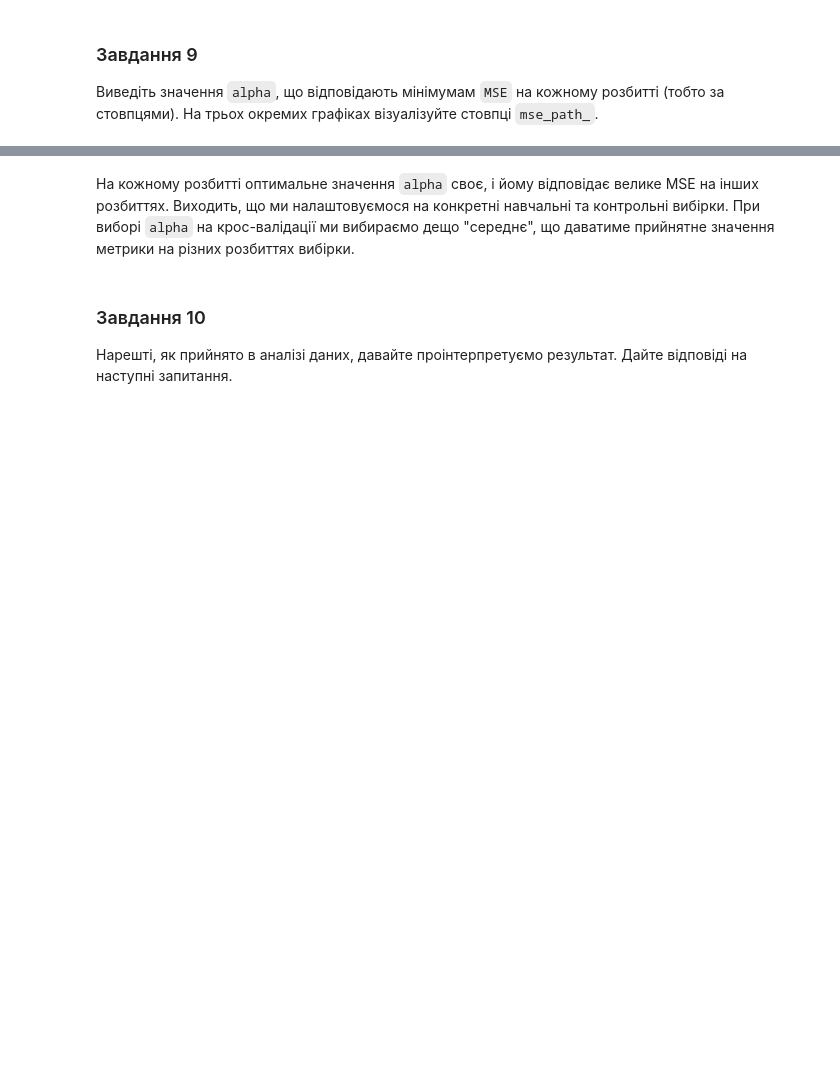
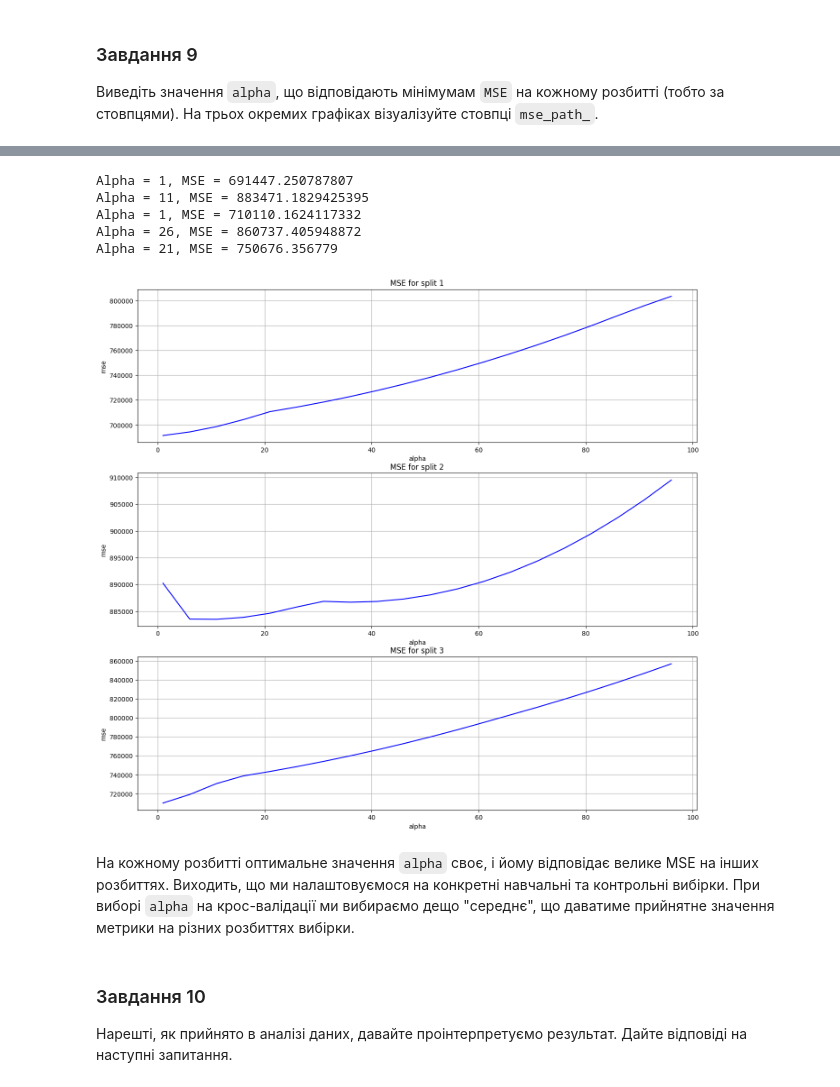
Before and after one commit to ValeriiYermak/DataScience, a Jupyter notebook: "HW_4_ipynb".ipynb, the cells around one changed output, grey strips where cells are left out. Saved outputs shown, nothing was run; the diff lists cells and outputs as text; code cells hidden in the pictures; blank space fills up the shorter version.

```diff
--- a/"HW_4_ipynb".ipynb
+++ b/"HW_4_ipynb".ipynb
@@ -907,3 +424,24 @@ windspeed(ms): 0.0
+# %%
+
+for i in range(3):
+    plt.rcParams["figure.figsize"] = (16, 15)
+    plt.subplot(3, 1, i+1)
+    plt.plot(regressor.alphas_, regressor.mse_path_[:, i], c='b')
+    plt.title(f'MSE for split {i+1}')
+    plt.xlabel('alpha')
+    plt.ylabel('mse')
+    plt.grid()
+
+for alpha, mse in enumerate(np.min(regressor.mse_path_, axis=0)):
+    alpha_min = regressor.mse_path_[:, alpha].argmin(axis=0)
+    print(f'Alpha = {regressor.alphas_[alpha_min]}, MSE = {mse}')
+# %% [output]
+Alpha = 1, MSE = 691447.250787807
+Alpha = 11, MSE = 883471.1829425395
+Alpha = 1, MSE = 710110.1624117332
+Alpha = 26, MSE = 860737.405948872
+Alpha = 21, MSE = 750676.356779
+[figure, added]
 # %% [markdown]
 На кожному розбитті оптимальне значення `alpha` своє, і йому відповідає велике MSE на інших розбиттях. Виходить, що ми налаштовуємося на конкретні навчальні та контрольні вибірки. При виборі `alpha` на крос-валідації ми вибираємо дещо "середнє", що даватиме прийнятне значення метрики на різних розбиттях вибірки.
 # %% [markdown]
```
Also changed, not shown: parts of 38 cells of this notebook.
